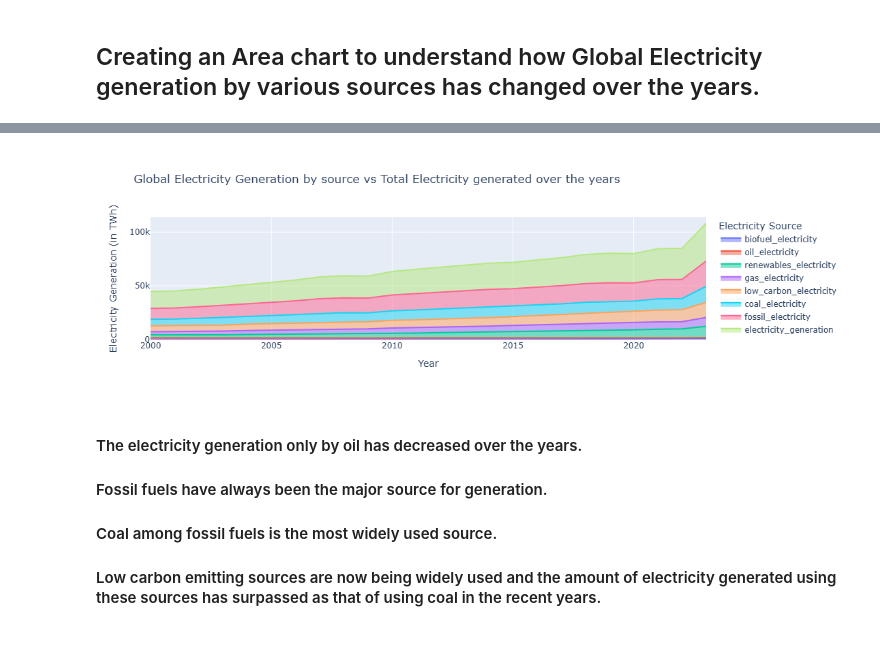
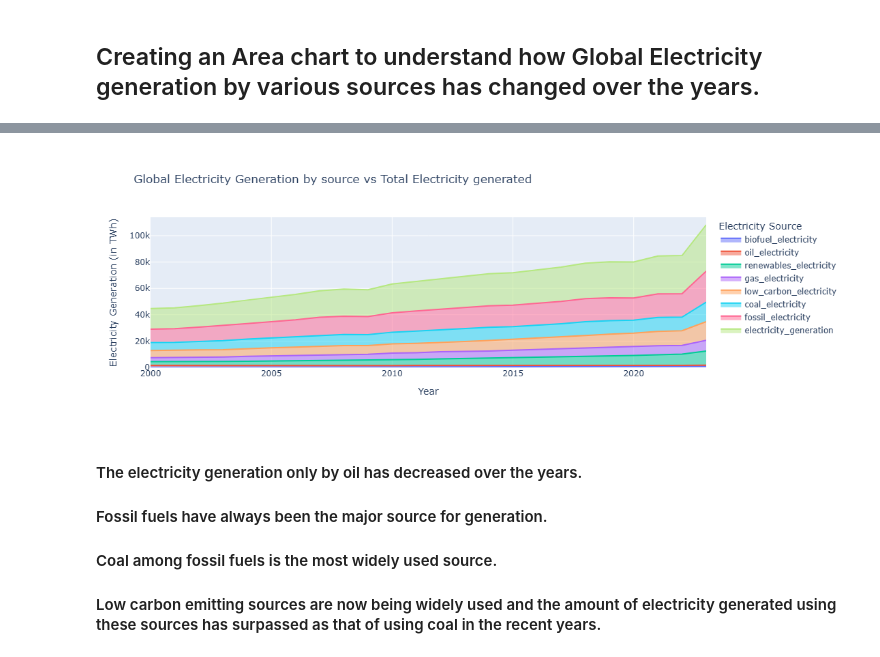
Before and after one commit to GawthamW97/Data-Analytics-And-Visualization, a Jupyter notebook: notebooks/dataset_02/Visualize data.ipynb, the cells around one changed output, grey strips where cells are left out. Drawn from its saved outputs; the diff is of its cells as text; code cells hidden in the pictures.

```diff
--- a/notebooks/dataset_02/Visualize data.ipynb
+++ b/notebooks/dataset_02/Visualize data.ipynb
@@ -178,10 +178,10 @@ df_1.head()
 # %%
 #data_globe = df_1.groupby('year').sum(numeric_only=True).reset_index()
 dat_1 = df_1.melt(id_vars="year",value_vars=['biofuel_electricity','oil_electricity','renewables_electricity','gas_electricity','low_carbon_electricity','coal_electricity','fossil_electricity','electricity_generation'],var_name = 'Electricity Source', value_name = 'Electricity Generation (in TWh)')
-fig_2 = px.area(dat_1,x='year',y='Electricity Generation (in TWh)',color='Electricity Source', title='Global Electricity Generation by source vs Total Electricity generated over the years',labels={'year':'Year'})
+fig_2 = px.area(dat_1,x='year',y='Electricity Generation (in TWh)',color='Electricity Source', title='Global Electricity Generation by source vs Total Electricity generated',labels={'year':'Year'},width=700, height=400)
 fig_2.show()
 # %% [output]
-[figure, old version]
+[figure, new version]
 # %% [markdown]
 #### The electricity generation only by oil has decreased over the years.
 #### Fossil fuels have always been the major source for generation.
```
Also changed, not shown: parts of 8 cells of this notebook, 1 other file.
